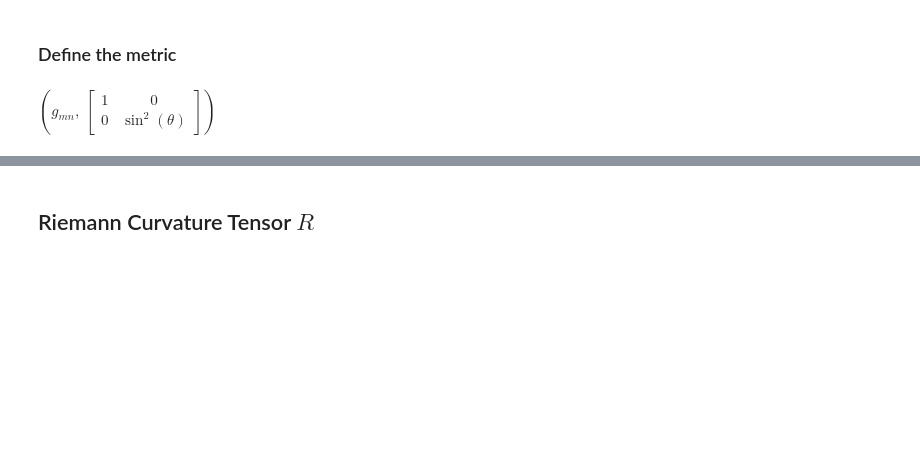
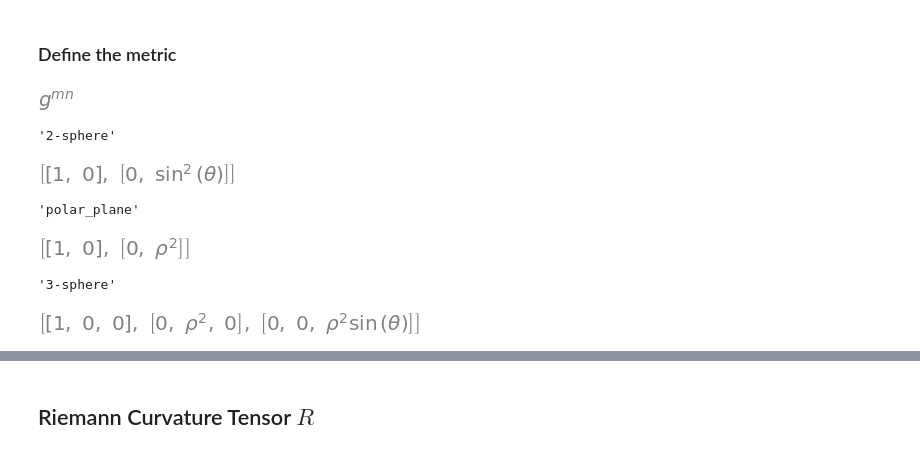
Before and after one commit to ipoole/QM, a Jupyter notebook: GR_tensors.ipynb, the cells around one changed output, grey strips where cells are left out. Drawn from its saved outputs; the diff is of its cells as text; code cells hidden in the pictures; blank space fills up the shorter version.

```diff
--- a/GR_tensors.ipynb
+++ b/GR_tensors.ipynb
@@ -19,13 +22,27 @@ theta, phi = symbols('theta phi')
 # %% [markdown]
 ### Define the metric
-# %%
-L = TensorIndexType('L', dummy_name='L', dim=2)
-g = tensor_heads('g', [L, L])
-m, n, t  = tensor_indices('m n t', L)
-metric_array = [[1,0],[0,sin(theta)**2]]
-metric_repl = {L: metric_array, g(-m,-n):metric_array}
-metric = g(-m,-n).replace_with_arrays(metric_repl)
-g(-m,-n), metric
-# %% [output]
-$\displaystyle \left( g{}_{mn}, \  \left[\begin{matrix}1 & 0\\0 & \sin^{2}{\left(\theta \right)}\end{matrix}\right]\right)$
+# %%
+def metric_tensor(which):
+    cases = {
+        '2-sphere': [[1,0],[0,sin(theta)**2]],
+        'polar_plane': [[1, 0],[0, R**2]],
+        '3-sphere': [[1,0,0], [0, R**2, 0], [0,0,R**2 * sin(theta)]]
+    }
+    return cases[which]
+
+def test_metric_tensor():
+    display(g(m,n))
+
+    for which in '2-sphere', 'polar_plane', '3-sphere':
+        display (which, metric_tensor(which))
+
+test_metric_tensor()
+# %% [output]
+[figure, added]
+'2-sphere'
+[figure, added]
+'polar_plane'
+[figure, added]
+'3-sphere'
+[figure, added]
 # %% [markdown]
```
Also changed, not shown: parts of 7 cells of this notebook.
